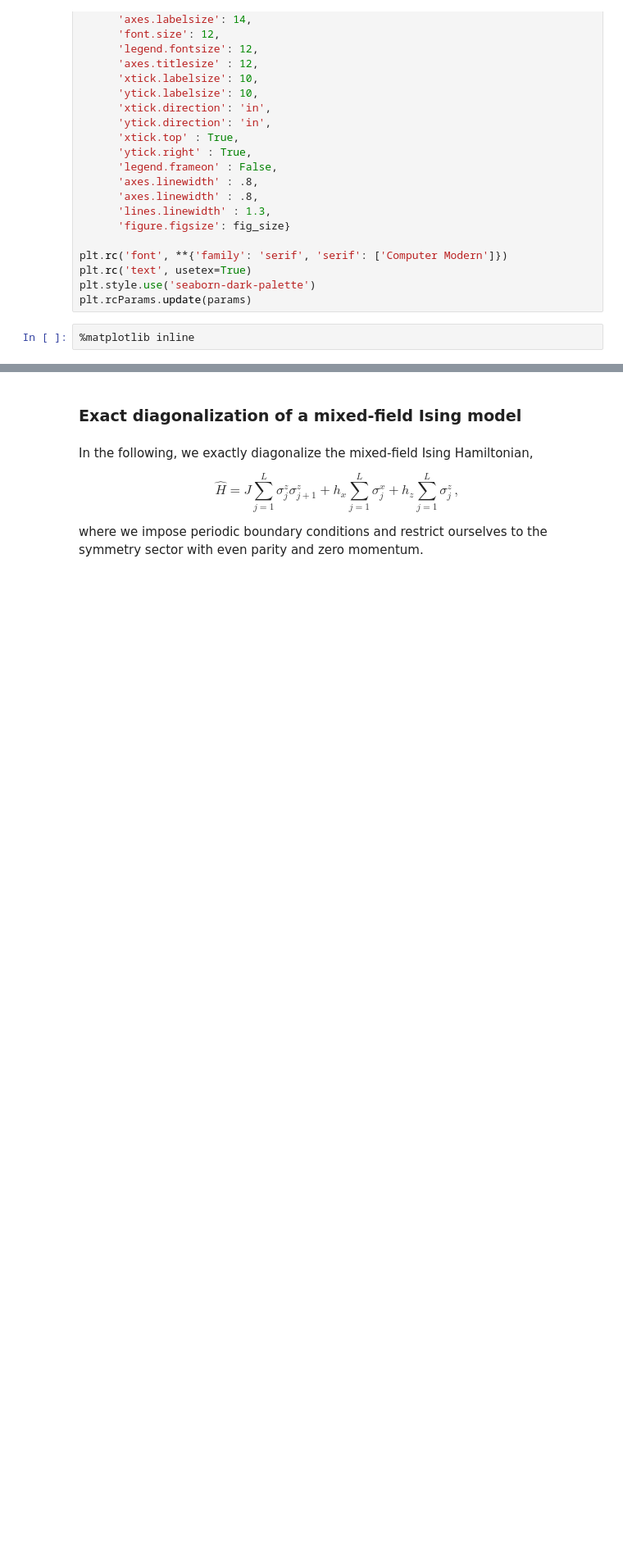
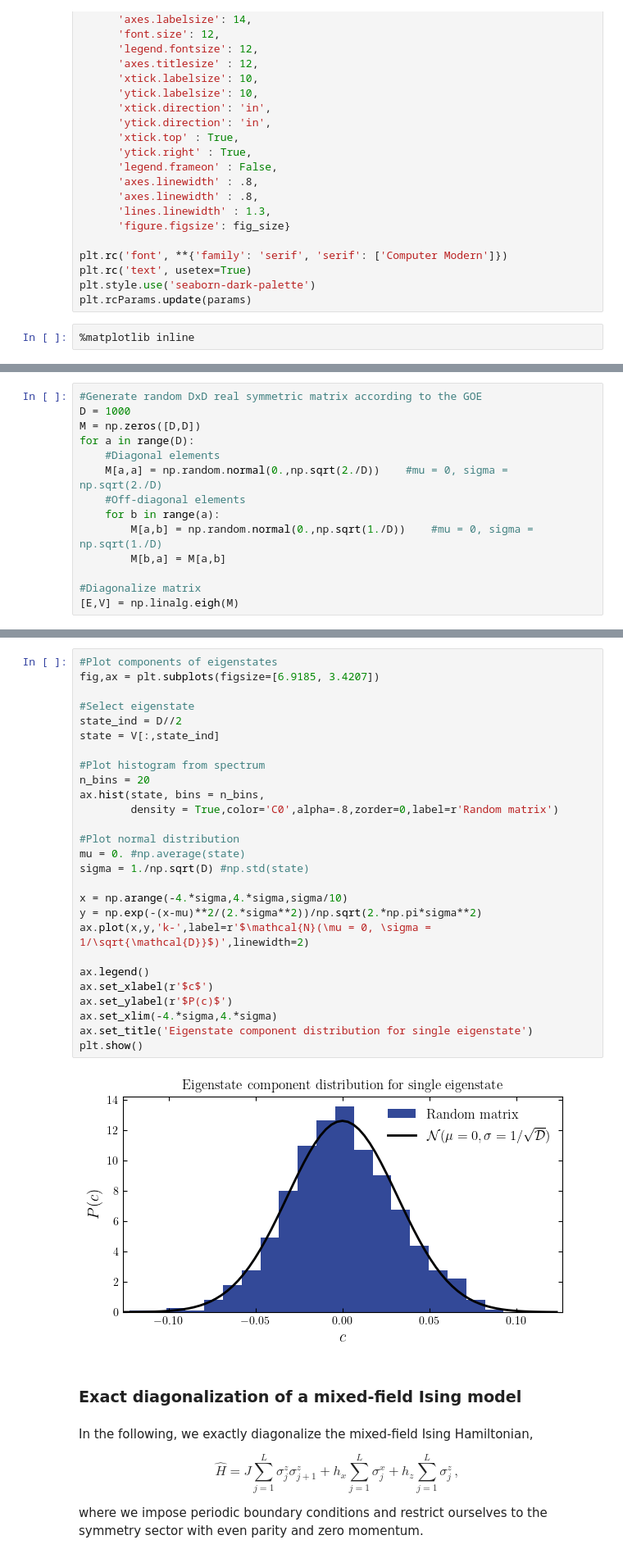
Before and after one commit to mgbukov/MBQD, a Jupyter notebook: notebooks/Random Matrix Theory and ETH.ipynb, the cells around one changed output, grey strips where cells are left out. Shown: that part at 82% size. Saved outputs shown, nothing was run; the diff lists cells and outputs as text; blank space fills up the shorter version.

```diff
--- a/notebooks/Random Matrix Theory and ETH.ipynb
+++ b/notebooks/Random Matrix Theory and ETH.ipynb
@@ -64,0 +38,14 @@ plt.rcParams.update(params)
+# %%
+#Generate random DxD real symmetric matrix according to the GOE
+D = 1000
+M = np.zeros([D,D])
+for a in range(D):
+    #Diagonal elements
+    M[a,a] = np.random.normal(0.,np.sqrt(2./D))    #mu = 0, sigma = np.sqrt(2./D)
+    #Off-diagonal elements
+    for b in range(a):
+        M[a,b] = np.random.normal(0.,np.sqrt(1./D))    #mu = 0, sigma = np.sqrt(1./D)
+        M[b,a] = M[a,b]
+
+#Diagonalize matrix
+[E,V] = np.linalg.eigh(M)
@@ -65,3 +91,32 @@ plt.rcParams.update(params)
+# %%
+#Plot components of eigenstates
+fig,ax = plt.subplots(figsize=[6.9185, 3.4207])
+
+#Select eigenstate
+state_ind = D//2
+state = V[:,state_ind]
+
+#Plot histogram from spectrum
+n_bins = 20
+ax.hist(state, bins = n_bins,
+        density = True,color='C0',alpha=.8,zorder=0,label=r'Random matrix')
+
+#Plot normal distribution
+mu = 0. #np.average(state)
+sigma = 1./np.sqrt(D) #np.std(state)
+
+x = np.arange(-4.*sigma,4.*sigma,sigma/10)
+y = np.exp(-(x-mu)**2/(2.*sigma**2))/np.sqrt(2.*np.pi*sigma**2)
+ax.plot(x,y,'k-',label=r'$\mathcal{N}(\mu = 0, \sigma = 1/\sqrt{\mathcal{D}}$)',linewidth=2)
+
+ax.legend()
+ax.set_xlabel(r'$c$')
+ax.set_ylabel(r'$P(c)$')
+ax.set_xlim(-4.*sigma,4.*sigma)
+ax.set_title('Eigenstate component distribution for single eigenstate')
+plt.show()
+# %% [output]
+[figure, added]
 # %% [markdown]
 ### Exact diagonalization of a mixed-field Ising model
 # %% [markdown]
```
Also changed, not shown: parts of 17 cells of this notebook.
